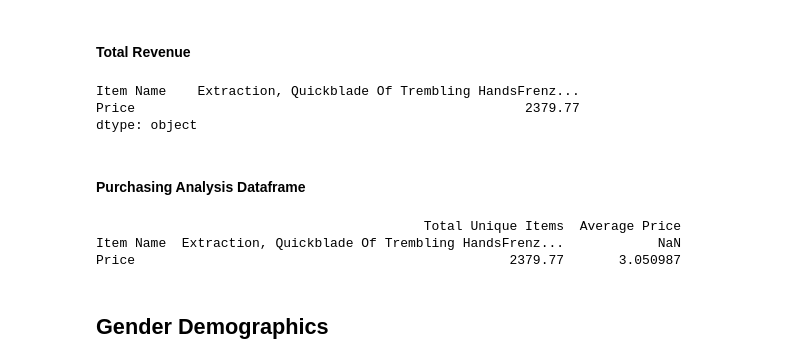
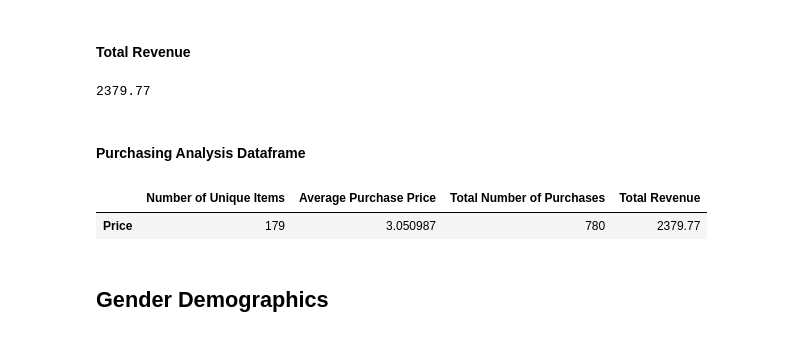
Before and after one commit to daintycuevas/pandas-challenge, a Jupyter notebook: purchase_data.ipynb, the cells around one changed output. Drawn from its saved outputs; the diff is of its cells as text; code cells hidden in the pictures.

```diff
--- a/purchase_data.ipynb
+++ b/purchase_data.ipynb
@@ -218,22 +218,19 @@ print(total_item_name)
 # %% [markdown]
 #### Total Revenue
 # %%
-total_price = item_purchase_df.sum()
+total_price = item_purchase_df["Price"].sum()
 # %%
 print(total_price)
 # %% [output]
-Item Name    Extraction, Quickblade Of Trembling HandsFrenz...
-Price                                                  2379.77
-dtype: object
+2379.77
 # %% [markdown]
 #### Purchasing Analysis Dataframe
 # %%
-df = pd.DataFrame({"Total Unique Items": total_price, "Average Price": average_price})
-print(df)
+df = pd.DataFrame({"Number of Unique Items": total_unique, "Average Purchase Price": average_price, "Total Number of Purchases": total_item_name, "Total Revenue": total_price})
+df
 # %% [output]
-                                          Total Unique Items  Average Price
-Item Name  Extraction, Quickblade Of Trembling HandsFrenz...            NaN
-Price                                                2379.77       3.050987
+|  | Number of Unique Items | Average Purchase Price | Total Number of Purchases | Total Revenue |
+| Price | 179 | 3.050987 | 780 | 2379.77 |
 # %% [markdown]
 ## Gender Demographics
 # %%
```
Also changed, not shown: parts of 2 cells of this notebook.
